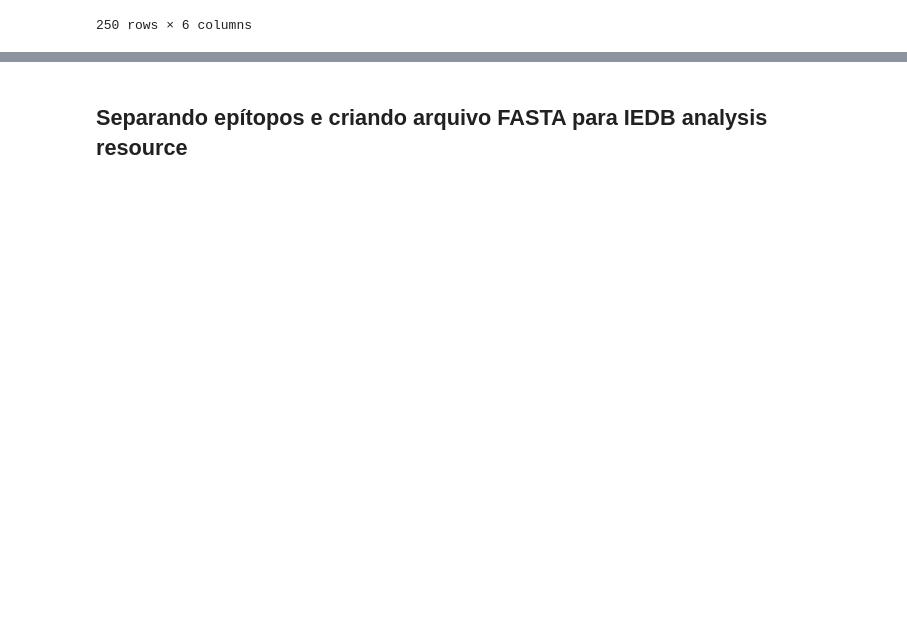
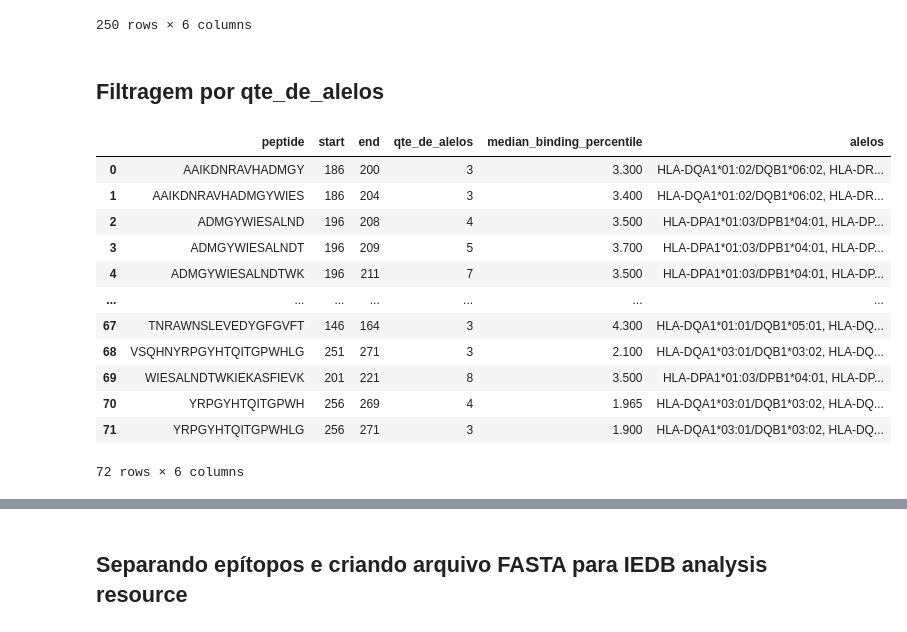
Before and after one commit to BuBitt/PIBIC-2026-DENV, a Jupyter notebook: Dados/DENV2/Epitopos/TCELL2_filter.ipynb, the cells around one changed output, grey strips where cells are left out. Saved outputs shown, nothing was run; the diff lists cells and outputs as text; code cells hidden in the pictures; blank space fills up the shorter version.

```diff
--- a/Dados/DENV2/Epitopos/TCELL2_filter.ipynb
+++ b/Dados/DENV2/Epitopos/TCELL2_filter.ipynb
@@ -2,0 +5,9 @@
+# %%
+from pathlib import Path
+import importlib.util
+
+path = Path("../../../parametros/config.py").resolve()
+
+spec = importlib.util.spec_from_file_location("parametros", path)
+parametros = importlib.util.module_from_spec(spec)
+spec.loader.exec_module(parametros)
@@ -73,3 +97,5 @@ epitopos_repetidos
 | 248 | YRPGYHTQITGPWHLGKLEM | 256 | 275 | 1 | 1.800 | HLA-DQA1*05:01/DQB1*02:01 |
 | 249 | YRPGYHTQITGPWHLGKLEMD | 256 | 276 | 1 | 1.900 | HLA-DQA1*05:01/DQB1*02:01 |
 250 rows × 6 columns
+# %% [markdown]
+## Filtragem por qte_de_alelos
@@ -76,3 +104,24 @@ epitopos_repetidos
+# %%
+# Filtro do número de alelos
+epitopos_repetidos = epitopos_repetidos[
+    epitopos_repetidos["qte_de_alelos"] >= qte_de_alelos_minima
+].reset_index(drop=True)
+
+epitopos_repetidos
+# %% [output]
+|  | peptide | start | end | qte_de_alelos | median_binding_percentile | alelos |
+| 0 | AAIKDNRAVHADMGY | 186 | 200 | 3 | 3.300 | HLA-DQA1*01:02/DQB1*06:02, HLA-DR... |
+| 1 | AAIKDNRAVHADMGYWIES | 186 | 204 | 3 | 3.400 | HLA-DQA1*01:02/DQB1*06:02, HLA-DR... |
+| 2 | ADMGYWIESALND | 196 | 208 | 4 | 3.500 | HLA-DPA1*01:03/DPB1*04:01, HLA-DP... |
+| 3 | ADMGYWIESALNDT | 196 | 209 | 5 | 3.700 | HLA-DPA1*01:03/DPB1*04:01, HLA-DP... |
+| 4 | ADMGYWIESALNDTWK | 196 | 211 | 7 | 3.500 | HLA-DPA1*01:03/DPB1*04:01, HLA-DP... |
+| ... | ... | ... | ... | ... | ... | ... |
+| 67 | TNRAWNSLEVEDYGFGVFT | 146 | 164 | 3 | 4.300 | HLA-DQA1*01:01/DQB1*05:01, HLA-DQ... |
+| 68 | VSQHNYRPGYHTQITGPWHLG | 251 | 271 | 3 | 2.100 | HLA-DQA1*03:01/DQB1*03:02, HLA-DQ... |
+| 69 | WIESALNDTWKIEKASFIEVK | 201 | 221 | 8 | 3.500 | HLA-DPA1*01:03/DPB1*04:01, HLA-DP... |
+| 70 | YRPGYHTQITGPWH | 256 | 269 | 4 | 1.965 | HLA-DQA1*03:01/DQB1*03:02, HLA-DQ... |
+| 71 | YRPGYHTQITGPWHLG | 256 | 271 | 3 | 1.900 | HLA-DQA1*03:01/DQB1*03:02, HLA-DQ... |
+72 rows × 6 columns
 # %%
 epitopos_repetidos = (
     epitopos_repetidos
```
Also changed, not shown: parts of 16 cells of this notebook, 12 other files.
